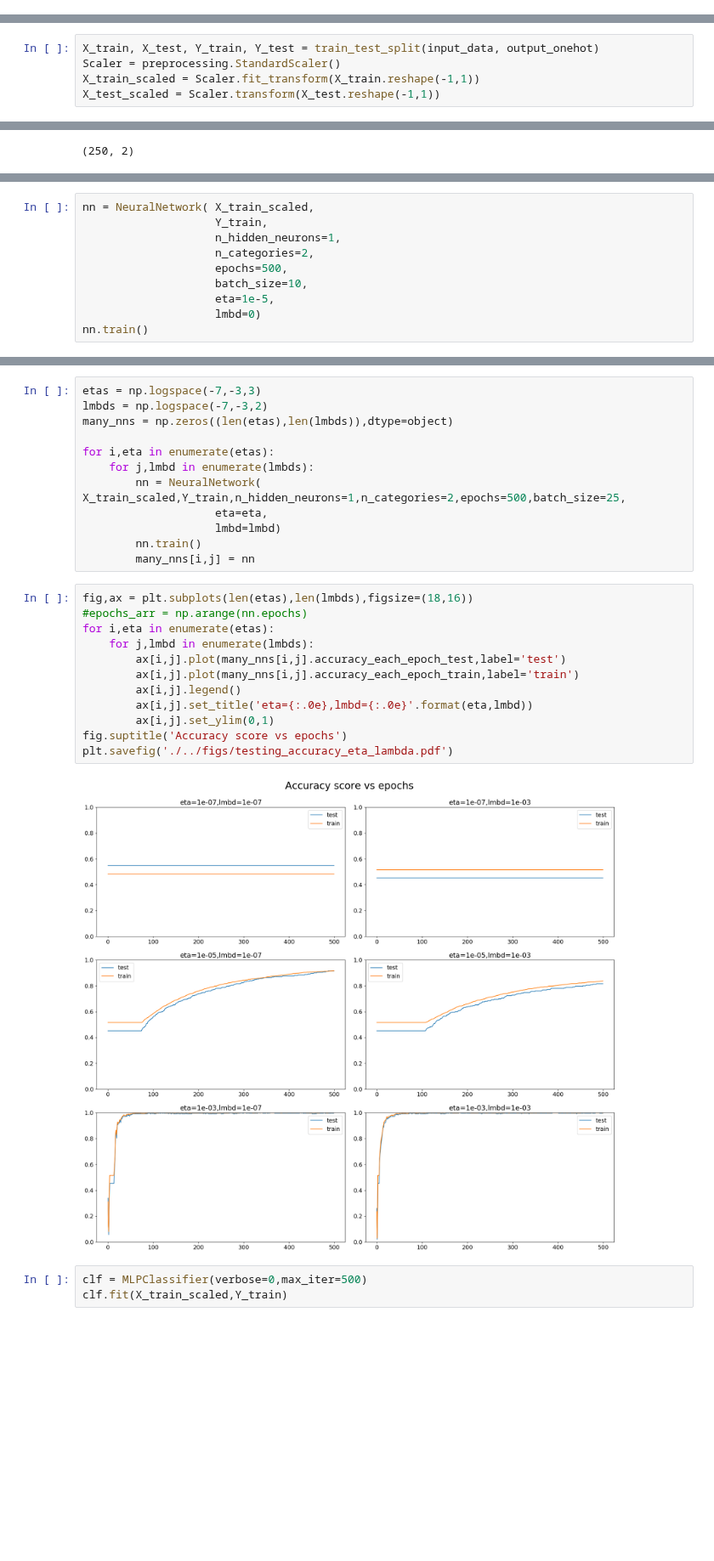
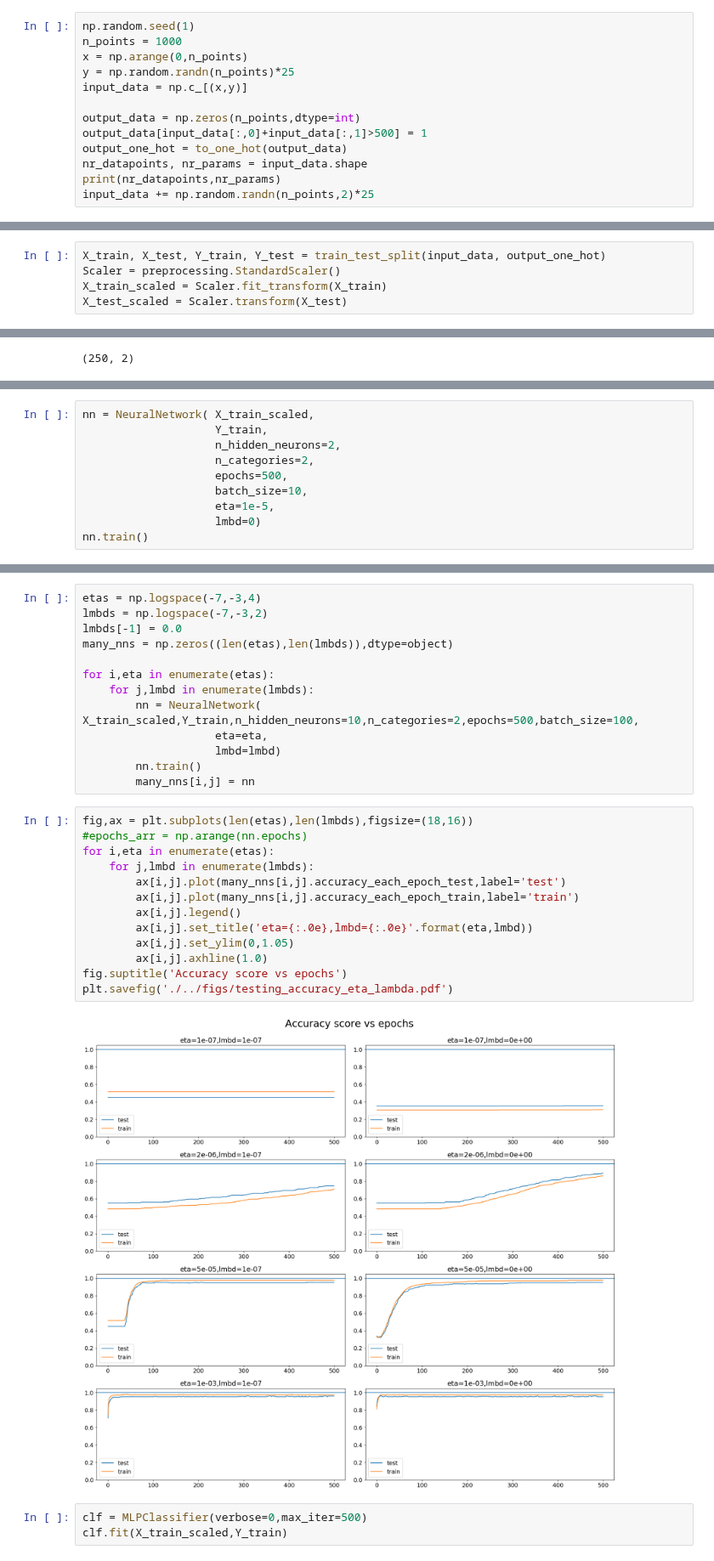
Before and after one commit to asdfbat/FYS-STK4155, a Jupyter notebook: Project2/src/NN_self.ipynb, the cells around one changed output, grey strips where cells are left out. Shown at 85% size. Cells and saved outputs as stored; diff of their text form; blank space fills up the shorter version.

Commit message:
Working on random 2D data with noise! JIPPPPIIIIII

```diff
--- a/Project2/src/NN_self.ipynb
+++ b/Project2/src/NN_self.ipynb
@@ -48,3 +48,16 @@ nr_params = output_onehot.shape[1]
 nr_datapoints = input_data.shape[0]; nr_datapoints,nr_params
 # %% [output]
 (1000, 2)
+# %%
+np.random.seed(1)
+n_points = 1000
+x = np.arange(0,n_points)
+y = np.random.randn(n_points)*25
+input_data = np.c_[(x,y)]
+
+output_data = np.zeros(n_points,dtype=int)
+output_data[input_data[:,0]+input_data[:,1]>500] = 1
+output_one_hot = to_one_hot(output_data)
+nr_datapoints, nr_params = input_data.shape
+print(nr_datapoints,nr_params)
+input_data += np.random.randn(n_points,2)*25
@@ -51,8 +66,8 @@ nr_datapoints = input_data.shape[0]; nr_datapoints,nr_params
 # %%
-X_train, X_test, Y_train, Y_test = train_test_split(input_data, output_onehot)
+X_train, X_test, Y_train, Y_test = train_test_split(input_data, output_one_hot)
 Scaler = preprocessing.StandardScaler()
-X_train_scaled = Scaler.fit_transform(X_train.reshape(-1,1))
-X_test_scaled = Scaler.transform(X_test.reshape(-1,1))
+X_train_scaled = Scaler.fit_transform(X_train)
+X_test_scaled = Scaler.transform(X_test)
 # %%
 Y_test.shape
 # %% [output]
@@ -180,7 +197,7 @@ class NeuralNetwork:
 # %%
 nn = NeuralNetwork( X_train_scaled,
                     Y_train,
-                    n_hidden_neurons=1,
+                    n_hidden_neurons=2,
                     n_categories=2,
                     epochs=500,
                     batch_size=10,
@@ -211,11 +228,12 @@ plt.legend()
 # %%
-etas = np.logspace(-7,-3,3)
+etas = np.logspace(-7,-3,4)
 lmbds = np.logspace(-7,-3,2)
+lmbds[-1] = 0.0
 many_nns = np.zeros((len(etas),len(lmbds)),dtype=object)
 
 for i,eta in enumerate(etas):
     for j,lmbd in enumerate(lmbds):
-        nn = NeuralNetwork( X_train_scaled,Y_train,n_hidden_neurons=1,n_categories=2,epochs=500,batch_size=25,
+        nn = NeuralNetwork( X_train_scaled,Y_train,n_hidden_neurons=10,n_categories=2,epochs=500,batch_size=100,
                     eta=eta,
                     lmbd=lmbd)
         nn.train()
@@ -223,17 +241,18 @@ for i,eta in enumerate(etas):
 # %%
 fig,ax = plt.subplots(len(etas),len(lmbds),figsize=(18,16))
 #epochs_arr = np.arange(nn.epochs)
 for i,eta in enumerate(etas):
     for j,lmbd in enumerate(lmbds):
         ax[i,j].plot(many_nns[i,j].accuracy_each_epoch_test,label='test')
         ax[i,j].plot(many_nns[i,j].accuracy_each_epoch_train,label='train')
         ax[i,j].legend()
         ax[i,j].set_title('eta={:.0e},lmbd={:.0e}'.format(eta,lmbd))
-        ax[i,j].set_ylim(0,1)
+        ax[i,j].set_ylim(0,1.05)
+        ax[i,j].axhline(1.0)
 fig.suptitle('Accuracy score vs epochs')
 plt.savefig('./../figs/testing_accuracy_eta_lambda.pdf')
 # %% [output]
-[figure, old version]
+[figure, new version]
 # %%
 clf = MLPClassifier(verbose=0,max_iter=500)
 clf.fit(X_train_scaled,Y_train)
```
Also changed, not shown: parts of 4 cells of this notebook.
